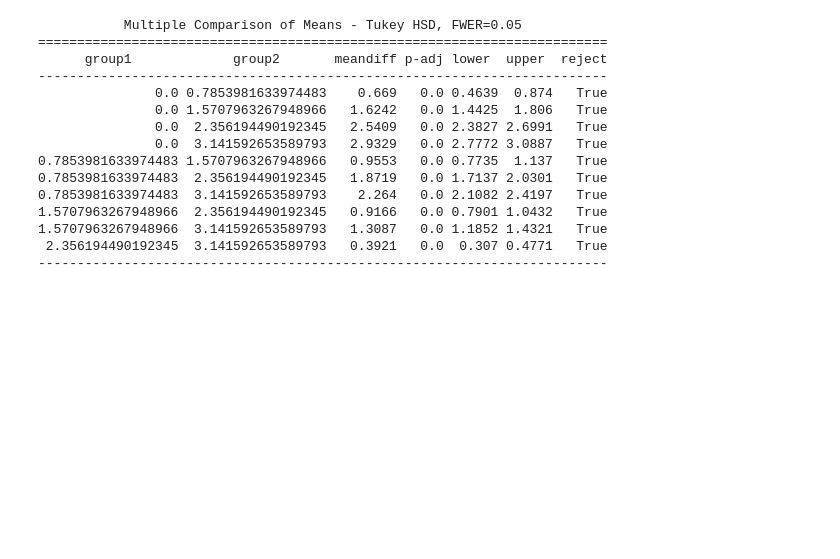
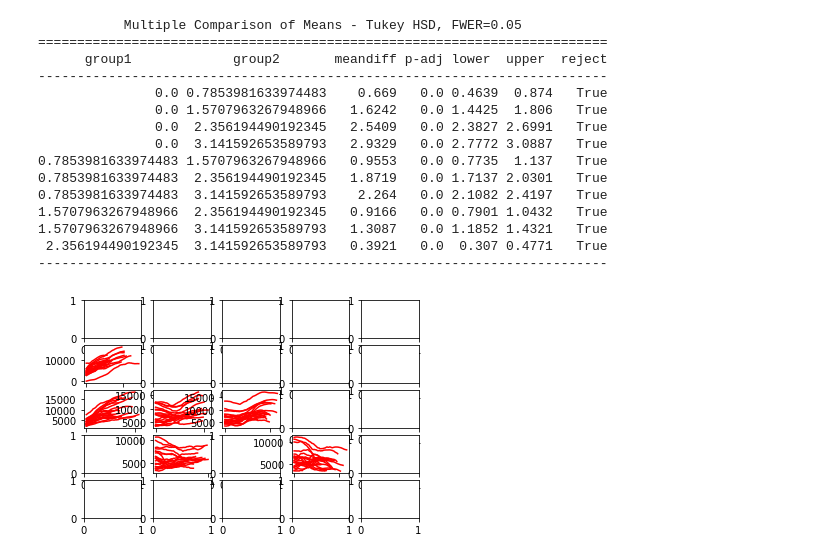
Before and after one commit to xurh20/FingertipGesture, a Jupyter notebook: temp.ipynb, the cells around one changed output. Drawn from its saved outputs; the diff is of its cells as text; code cells hidden in the pictures; blank space fills up the shorter version.

```diff
--- a/temp.ipynb
+++ b/temp.ipynb
@@ -286,0 +351,17 @@ print(mc.tukeyhsd())
+# %%
+fig, axes = plt.subplots(5, 5)
+for total_stroke_num in range(5):
+    for stroke_idx in range(5):
+        for stroke_dir in range(8):
+            pressure_list = pressure_dict[total_stroke_num][stroke_idx][
+                stroke_dir]
+            if len(pressure_list) <= 0:
+                continue
+            for p_l in pressure_list:
+                axes[total_stroke_num][stroke_idx].plot(
+                    list(range(len(p_l))),
+                    p_l,
+                    c=COLORS[stroke_dir])
+plt.show()
+# %% [output]
+[figure, added]
```
Also changed, not shown: parts of 1 cell of this notebook, 4 other files.
